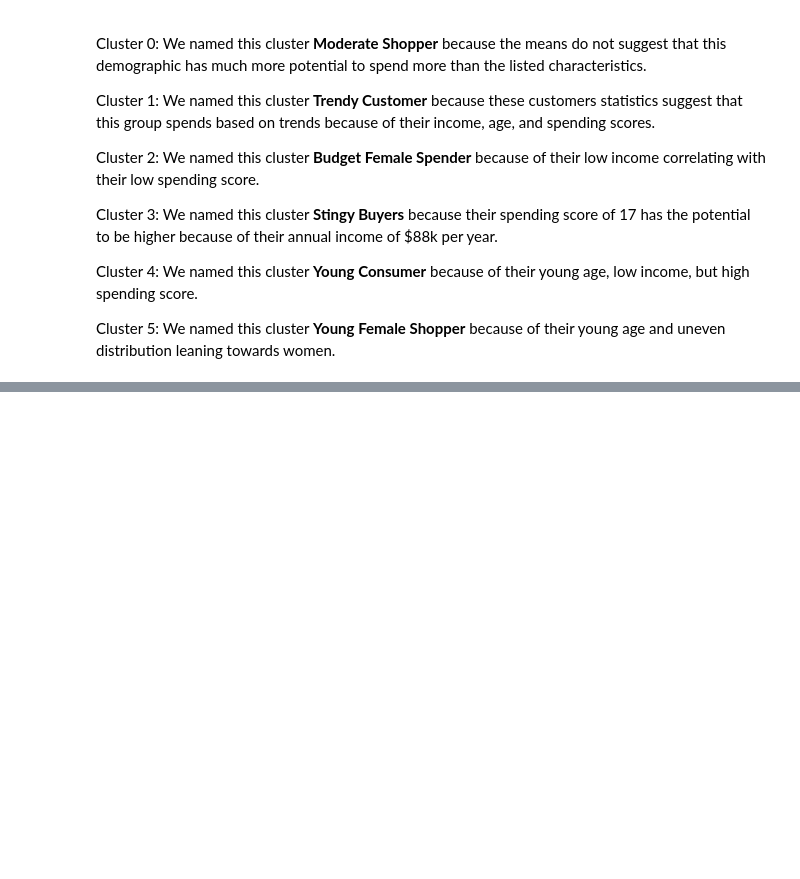
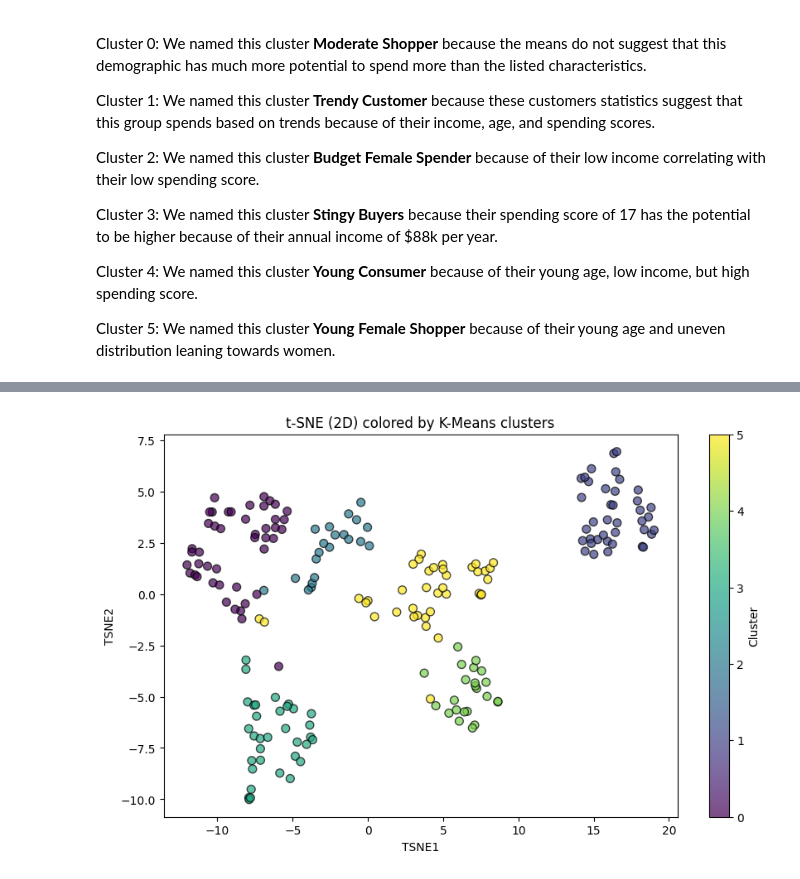
Before and after one commit to RealGoldenGeneral/mini-project-3, a Jupyter notebook: notebooks/analysis.ipynb, the cells around one changed output, grey strips where cells are left out. Cells and saved outputs as stored; diff of their text form; code cells hidden in the pictures; blank space fills up the shorter version.

```diff
--- a/notebooks/analysis.ipynb
+++ b/notebooks/analysis.ipynb
@@ -277,0 +317,15 @@ Cluster 5: We named this cluster **Young Female Shopper** because of their young
+# %%
+# t-SNE can be slow; these settings are safe for 200 rows (Mall Customers)
+tsne = TSNE(
+    n_components=2,
+    perplexity=30,
+    learning_rate="auto",
+    init="pca",
+    random_state=42
+)
+
+X_tsne = tsne.fit_transform(X)
+
+tsne_df = pd.DataFrame(X_tsne, columns=["TSNE1", "TSNE2"])
+tsne_df["Cluster"] = y
+tsne_df.head()
@@ -277,0 +339,10 @@ Cluster 5: We named this cluster **Young Female Shopper** because of their young
+# %%
+plt.figure(figsize=(10, 6))
+sc = plt.scatter(tsne_df["TSNE1"], tsne_df["TSNE2"], c=tsne_df["Cluster"], cmap="viridis", alpha=0.7, edgecolors="k", s=50)
+plt.title("t-SNE (2D) colored by K-Means clusters")
+plt.xlabel("TSNE1")
+plt.ylabel("TSNE2")
+plt.colorbar(sc, label="Cluster")
+plt.show()
+# %% [output]
+[figure, added]
```
Also changed, not shown: parts of 12 cells of this notebook.
